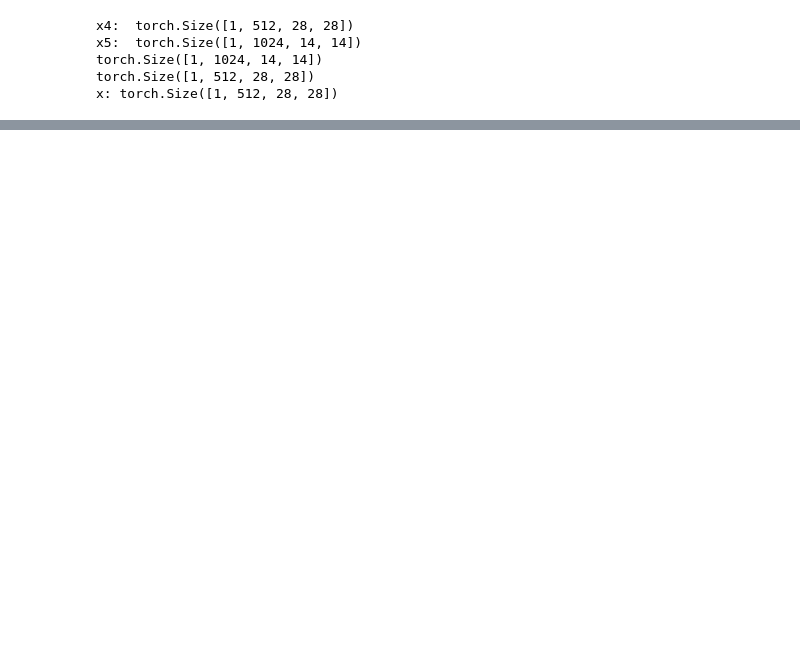
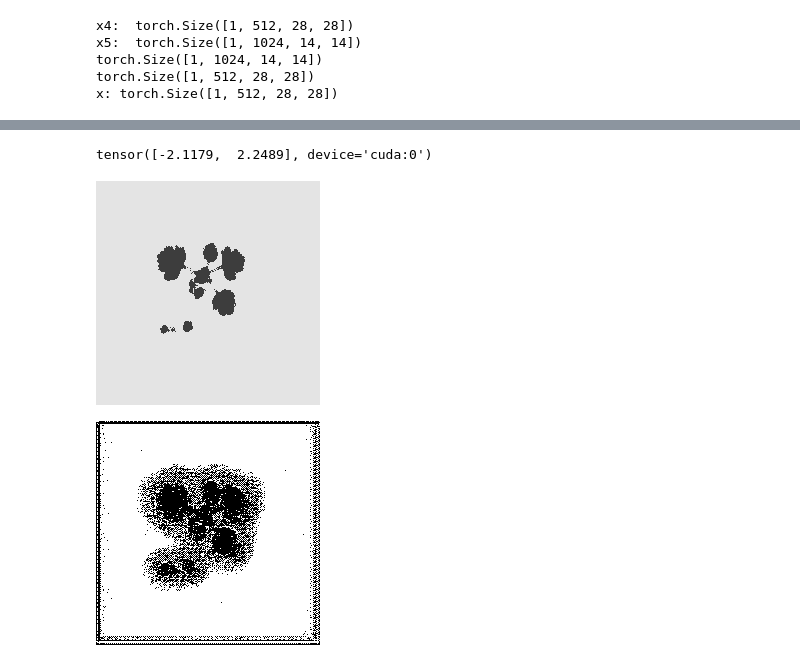
Before and after one commit to iPersian/ComputerVision, a Jupyter notebook: notebook.ipynb, the cells around one changed output, grey strips where cells are left out. Saved outputs shown, nothing was run; the diff lists cells and outputs as text; code cells hidden in the pictures; blank space fills up the shorter version.

```diff
--- a/notebook.ipynb
+++ b/notebook.ipynb
@@ -353,0 +526,28 @@ x: torch.Size([1, 512, 28, 28])
+# %%
+class IoULoss(nn.Module):
+    def __init__(self):
+        super(IoULoss, self).__init__()
+
+    def forward(self, x, target):
+        x = torch.round(x)
+        intersection = (x * target).sum((2, 3))
+        union = x.sum((2, 3)) + target.sum((2, 3))
+        iou = (intersection + 1e-6) / (union + 1e-6)
+        return 1 - iou.mean()
+# %%
+device = 'cuda'
+
+import torch
+import torch.nn as nn
+import pandas as pd
+from torch.optim import AdamW
+from tqdm import tqdm
+
+#Additional Setup to use Tensorboard
+!pip install -q tensorflow
+%load_ext tensorboard
+from torch.utils.tensorboard import SummaryWriter
+# Create a writer to write to Tensorboard
+writer = SummaryWriter()
+
+%tensorboard --logdir runs/
@@ -353,0 +659,16 @@ x: torch.Size([1, 512, 28, 28])
+# %%
+model.eval()
+test_img = training_ds[600][1][0].to(device)
+print(torch.unique(test_img))
+to_pil = transforms.ToPILImage()
+img = to_pil(test_img)
+display(img)
+
+prediction = torch.round(model(test_img.unsqueeze(0).unsqueeze(0)).squeeze(0).cpu())
+to_pil = transforms.ToPILImage()
+img = to_pil(prediction)
+display(img)
+# %% [output]
+tensor([-2.1179,  2.2489], device='cuda:0')
+[figure, added]
+[figure, added]
```
Also changed, not shown: parts of 13 cells of this notebook, 1 other file.
